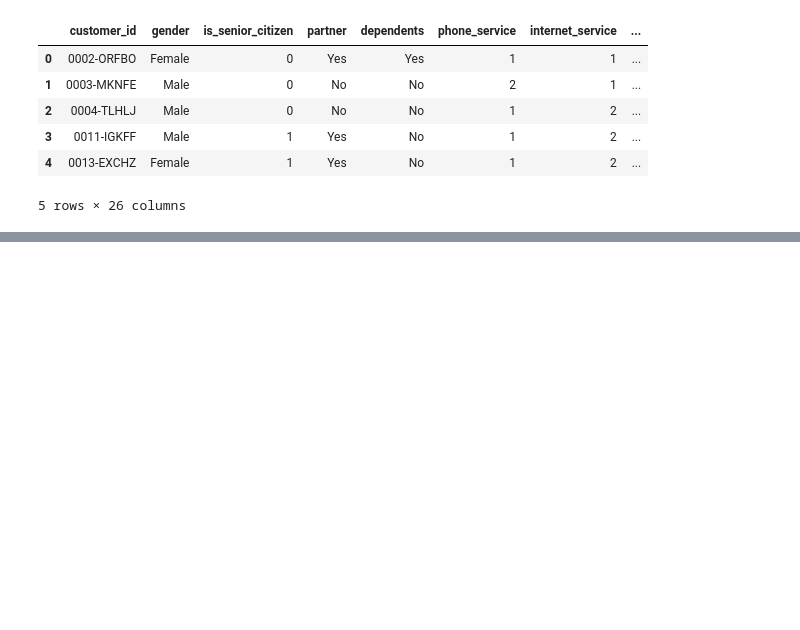
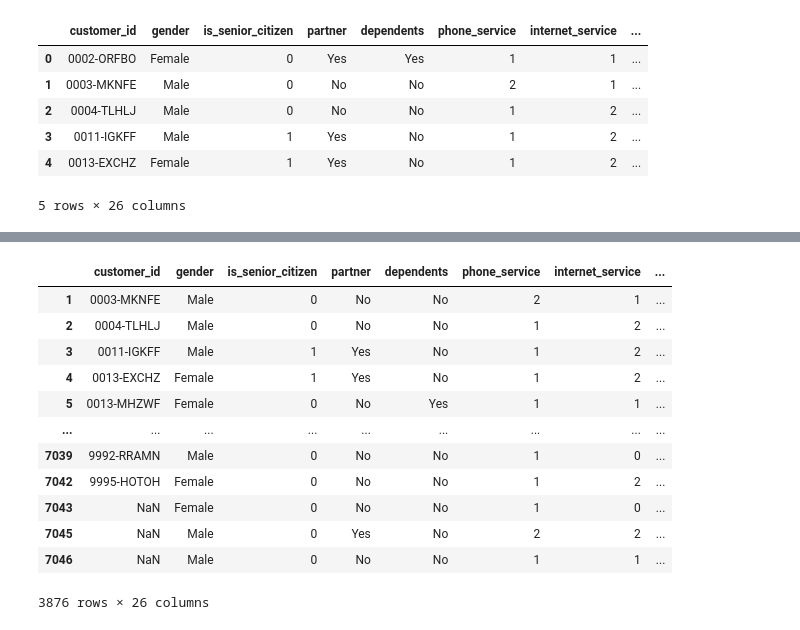
Before and after one commit to Ken-Alviola/numpy-pandas-visualization-exercises, a Jupyter notebook: churn_exploration.ipynb, the cells around one changed output, grey strips where cells are left out. Saved outputs shown, nothing was run; the diff lists cells and outputs as text; code cells hidden in the pictures; blank space fills up the shorter version.

```diff
--- a/churn_exploration.ipynb
+++ b/churn_exploration.ipynb
@@ -63,0 +84,17 @@ churn.groupby(["contract_type",'is_senior_citizen','has_internet_and_phone'])[['
+# %%
+month_to_month_customers = churn[churn.contract_type ==0]
+month_to_month_customers
+# %% [output]
+|  | customer_id | gender | is_senior_citizen | partner | dependents | phone_service | internet_service | ... |
+| 1 | 0003-MKNFE | Male | 0 | No | No | 2 | 1 | ... |
+| 2 | 0004-TLHLJ | Male | 0 | No | No | 1 | 2 | ... |
+| 3 | 0011-IGKFF | Male | 1 | Yes | No | 1 | 2 | ... |
+| 4 | 0013-EXCHZ | Female | 1 | Yes | No | 1 | 2 | ... |
+| 5 | 0013-MHZWF | Female | 0 | No | Yes | 1 | 1 | ... |
+| ... | ... | ... | ... | ... | ... | ... | ... | ... |
+| 7039 | 9992-RRAMN | Male | 0 | No | No | 1 | 0 | ... |
+| 7042 | 9995-HOTOH | Female | 0 | No | No | 1 | 2 | ... |
+| 7043 | NaN | Female | 0 | No | No | 1 | 0 | ... |
+| 7045 | NaN | Male | 0 | Yes | No | 2 | 2 | ... |
+| 7046 | NaN | Male | 0 | No | No | 1 | 1 | ... |
+3876 rows × 26 columns
```
Also changed, not shown: parts of 18 cells of this notebook, 1 other file.
